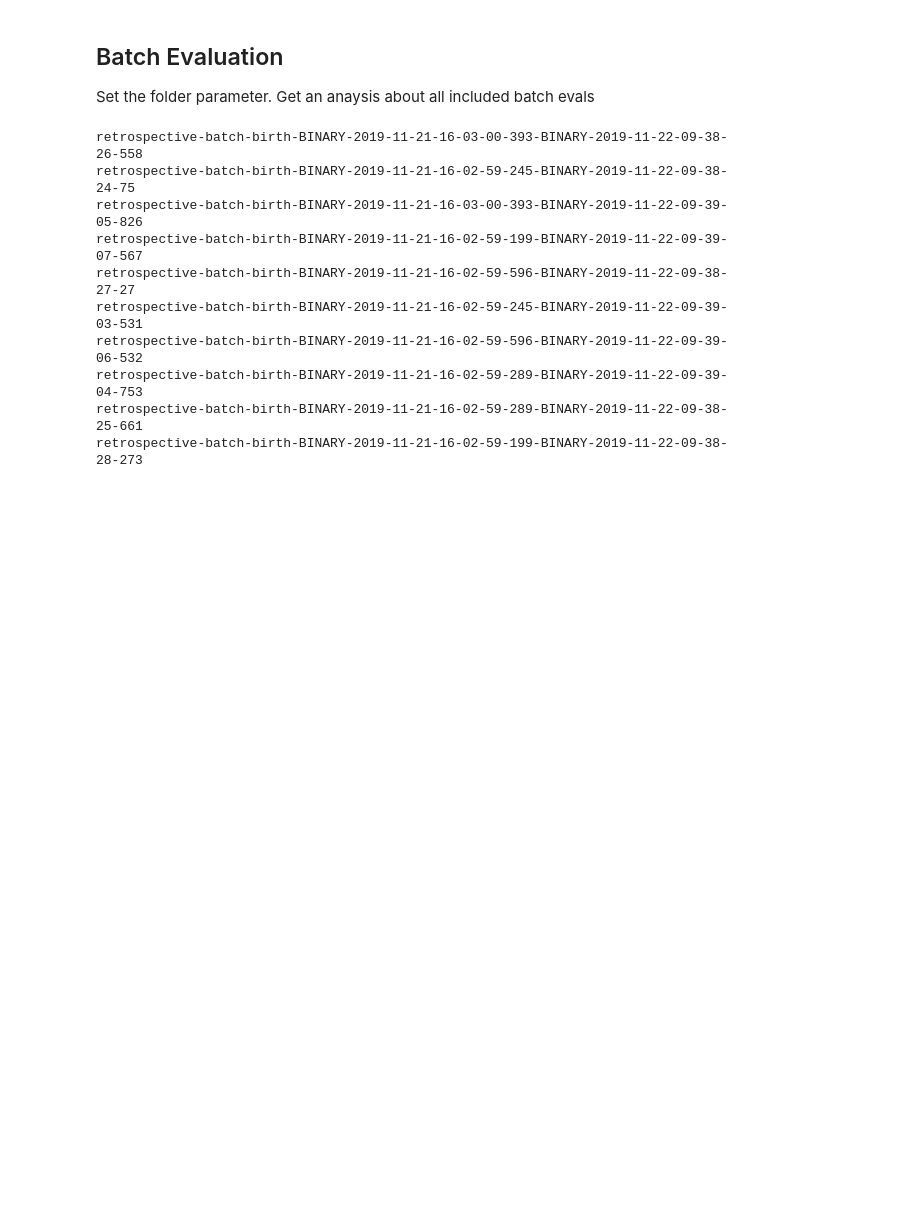
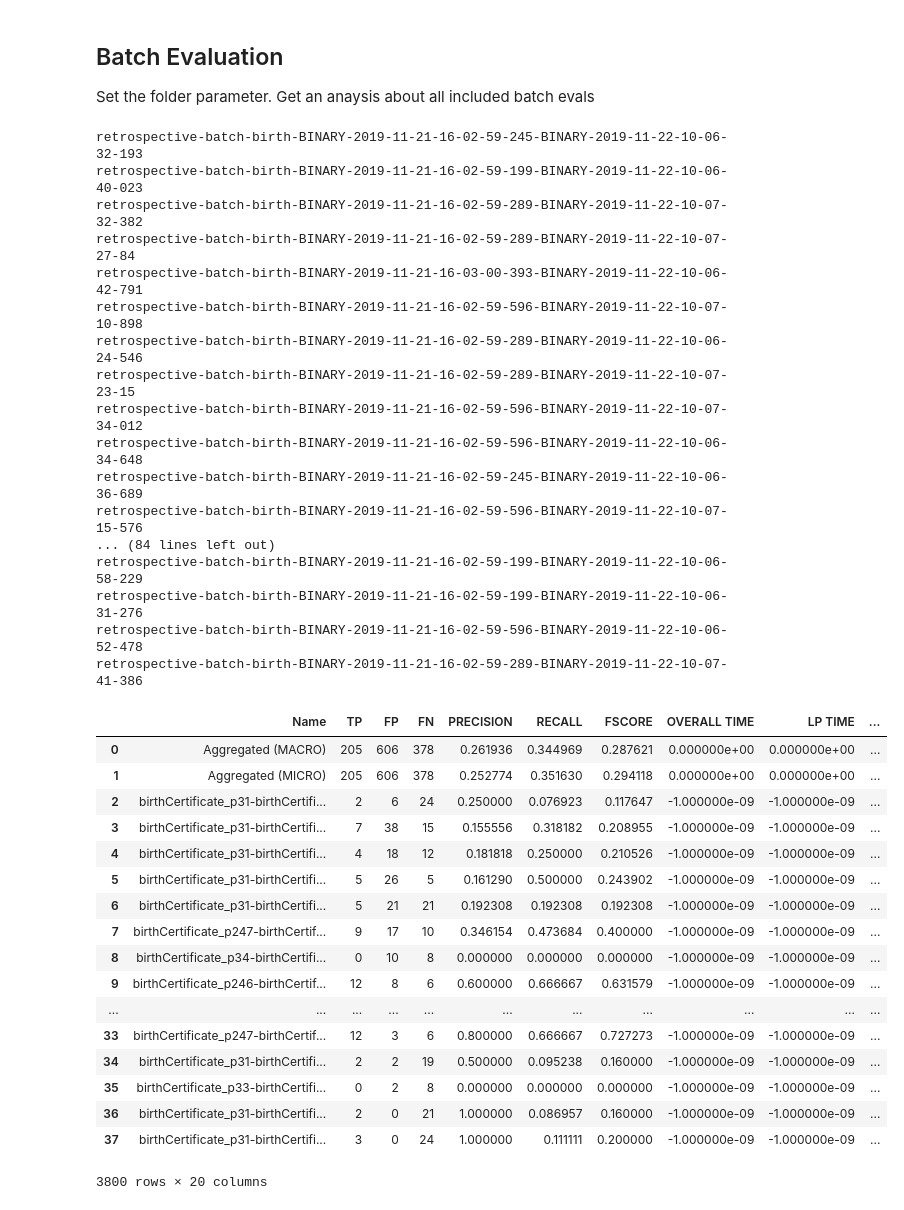
Before and after one commit to julia-kom/bert-ilp-matcher, a Jupyter notebook: src/main/python/Batch Evaluation.ipynb, the cells around one changed output. Saved outputs shown, nothing was run; the diff lists cells and outputs as text; code cells hidden in the pictures; blank space fills up the shorter version.

```diff
--- a/src/main/python/Batch Evaluation.ipynb
+++ b/src/main/python/Batch Evaluation.ipynb
@@ -16,42 +16,74 @@ folder = "../../../eval-results/_server-results/test3"
 # %%
 #fetch data
 dir_list = next(os.walk(folder))[1]
 dfs = []
 #merge all
 for subfolder in dir_list:
     print(subfolder)
     evalFile = folder +"/" + subfolder +"/aggRetrospectiveResults.eval"
     confFile = folder +"/" + subfolder +"/config.log"
     if os.path.exists(evalFile):
         df = pd.read_csv(evalFile ,encoding="ISO-8859-1", skipinitialspace=True)
         with open(confFile) as json_file:
             conf = json.load(json_file)
 
-        df['matcher'] = conf['matcher']['ilp'] + " - " + conf['matcher']['profile'] +" - " + str(conf['matcher']['word-sim']) + " - sim-weight=" + str(conf['matcher']['sim-weight']) + " - postprocessing=" + str(conf['matcher']['postprocessing-thresh'] + " - " + conf['evaluation'][''])
+        df['matcher'] = conf['matcher']['ilp'] + " - " + conf['matcher']['profile'] +" - " + str(conf['matcher']['word-sim']) + " - sim-weight=" + str(conf['matcher']['sim-weight']) + " - match-postprocessing=" + str(conf['matcher']['postprocessing-thresh'])
+        df['matcher_wo_weight'] = conf['matcher']['ilp'] + " - " + conf['matcher']['profile'] +" - " + str(conf['matcher']['word-sim']) + " - match-postprocessing=" + str(conf['matcher']['postprocessing-thresh'])
+
         df['complex-matches'] = conf['matcher']['complex matches']
         df['profile'] = conf['matcher']['profile']
         df['ilp'] =  conf['matcher']['ilp']
         df['word-sim'] =  conf['matcher']['word-sim']
         df['sim-weight'] = conf['matcher']['sim-weight']
-        df['postprocessing-threshold'] = conf['matcher']['postprocessing-thresh']
+        df['matcher-postprocessing-threshold'] = conf['matcher']['postprocessing-thresh']
+        df['eval-postprocessing-threshold'] = conf['evaluation']['postprocessing-thresh']
 
         df.set_index(['Name','matcher'])
         dfs.append(df)
+
 df_combined = pd.concat(dfs)
 
 #convert time
 df_combined['OVERALL TIME'] = df_combined['OVERALL TIME'].map(lambda x: x / 1000000000.)
 df_combined['BP TIME'] = df_combined['BP TIME'].map(lambda x: x / 1000000000.)
 df_combined['LABEL-SIM TIME'] = df_combined['LABEL-SIM TIME'].map(lambda x: x / 1000000000.)
 df_combined['LP TIME'] = df_combined['LP TIME'].map(lambda x: x / 1000000000.)
+
+
+df_combined
 # %% [output]
-retrospective-batch-birth-BINARY-2019-11-21-16-03-00-393-BINARY-2019-11-22-09-38-26-558
-retrospective-batch-birth-BINARY-2019-11-21-16-02-59-245-BINARY-2019-11-22-09-38-24-75
-retrospective-batch-birth-BINARY-2019-11-21-16-03-00-393-BINARY-2019-11-22-09-39-05-826
-retrospective-batch-birth-BINARY-2019-11-21-16-02-59-199-BINARY-2019-11-22-09-39-07-567
-retrospective-batch-birth-BINARY-2019-11-21-16-02-59-596-BINARY-2019-11-22-09-38-27-27
-retrospective-batch-birth-BINARY-2019-11-21-16-02-59-245-BINARY-2019-11-22-09-39-03-531
-retrospective-batch-birth-BINARY-2019-11-21-16-02-59-596-BINARY-2019-11-22-09-39-06-532
-retrospective-batch-birth-BINARY-2019-11-21-16-02-59-289-BINARY-2019-11-22-09-39-04-753
-retrospective-batch-birth-BINARY-2019-11-21-16-02-59-289-BINARY-2019-11-22-09-38-25-661
-retrospective-batch-birth-BINARY-2019-11-21-16-02-59-199-BINARY-2019-11-22-09-38-28-273
+retrospective-batch-birth-BINARY-2019-11-21-16-02-59-245-BINARY-2019-11-22-10-06-32-193
+retrospective-batch-birth-BINARY-2019-11-21-16-02-59-199-BINARY-2019-11-22-10-06-40-023
+retrospective-batch-birth-BINARY-2019-11-21-16-02-59-289-BINARY-2019-11-22-10-07-32-382
+retrospective-batch-birth-BINARY-2019-11-21-16-02-59-289-BINARY-2019-11-22-10-07-27-84
+retrospective-batch-birth-BINARY-2019-11-21-16-03-00-393-BINARY-2019-11-22-10-06-42-791
+retrospective-batch-birth-BINARY-2019-11-21-16-02-59-596-BINARY-2019-11-22-10-07-10-898
+retrospective-batch-birth-BINARY-2019-11-21-16-02-59-289-BINARY-2019-11-22-10-06-24-546
+retrospective-batch-birth-BINARY-2019-11-21-16-02-59-289-BINARY-2019-11-22-10-07-23-15
+retrospective-batch-birth-BINARY-2019-11-21-16-02-59-596-BINARY-2019-11-22-10-07-34-012
+retrospective-batch-birth-BINARY-2019-11-21-16-02-59-596-BINARY-2019-11-22-10-06-34-648
+retrospective-batch-birth-BINARY-2019-11-21-16-02-59-245-BINARY-2019-11-22-10-06-36-689
+retrospective-batch-birth-BINARY-2019-11-21-16-02-59-596-BINARY-2019-11-22-10-07-15-576
+... (84 lines left out)
+retrospective-batch-birth-BINARY-2019-11-21-16-02-59-199-BINARY-2019-11-22-10-06-58-229
+retrospective-batch-birth-BINARY-2019-11-21-16-02-59-199-BINARY-2019-11-22-10-06-31-276
+retrospective-batch-birth-BINARY-2019-11-21-16-02-59-596-BINARY-2019-11-22-10-06-52-478
+retrospective-batch-birth-BINARY-2019-11-21-16-02-59-289-BINARY-2019-11-22-10-07-41-386
+|  | Name | TP | FP | FN | PRECISION | RECALL | FSCORE | OVERALL TIME | LP TIME | ... |
+| 0 | Aggregated (MACRO) | 205 | 606 | 378 | 0.261936 | 0.344969 | 0.287621 | 0.000000e+00 | 0.000000e+00 | ... |
+| 1 | Aggregated (MICRO) | 205 | 606 | 378 | 0.252774 | 0.351630 | 0.294118 | 0.000000e+00 | 0.000000e+00 | ... |
+| 2 | birthCertificate_p31-birthCertifi... | 2 | 6 | 24 | 0.250000 | 0.076923 | 0.117647 | -1.000000e-09 | -1.000000e-09 | ... |
+| 3 | birthCertificate_p31-birthCertifi... | 7 | 38 | 15 | 0.155556 | 0.318182 | 0.208955 | -1.000000e-09 | -1.000000e-09 | ... |
+| 4 | birthCertificate_p31-birthCertifi... | 4 | 18 | 12 | 0.181818 | 0.250000 | 0.210526 | -1.000000e-09 | -1.000000e-09 | ... |
+| 5 | birthCertificate_p31-birthCertifi... | 5 | 26 | 5 | 0.161290 | 0.500000 | 0.243902 | -1.000000e-09 | -1.000000e-09 | ... |
+| 6 | birthCertificate_p31-birthCertifi... | 5 | 21 | 21 | 0.192308 | 0.192308 | 0.192308 | -1.000000e-09 | -1.000000e-09 | ... |
+| 7 | birthCertificate_p247-birthCertif... | 9 | 17 | 10 | 0.346154 | 0.473684 | 0.400000 | -1.000000e-09 | -1.000000e-09 | ... |
+| 8 | birthCertificate_p34-birthCertifi... | 0 | 10 | 8 | 0.000000 | 0.000000 | 0.000000 | -1.000000e-09 | -1.000000e-09 | ... |
+| 9 | birthCertificate_p246-birthCertif... | 12 | 8 | 6 | 0.600000 | 0.666667 | 0.631579 | -1.000000e-09 | -1.000000e-09 | ... |
+| ... | ... | ... | ... | ... | ... | ... | ... | ... | ... | ... |
+| 33 | birthCertificate_p247-birthCertif... | 12 | 3 | 6 | 0.800000 | 0.666667 | 0.727273 | -1.000000e-09 | -1.000000e-09 | ... |
+| 34 | birthCertificate_p31-birthCertifi... | 2 | 2 | 19 | 0.500000 | 0.095238 | 0.160000 | -1.000000e-09 | -1.000000e-09 | ... |
+| 35 | birthCertificate_p33-birthCertifi... | 0 | 2 | 8 | 0.000000 | 0.000000 | 0.000000 | -1.000000e-09 | -1.000000e-09 | ... |
+| 36 | birthCertificate_p31-birthCertifi... | 2 | 0 | 21 | 1.000000 | 0.086957 | 0.160000 | -1.000000e-09 | -1.000000e-09 | ... |
+| 37 | birthCertificate_p31-birthCertifi... | 3 | 0 | 24 | 1.000000 | 0.111111 | 0.200000 | -1.000000e-09 | -1.000000e-09 | ... |
+3800 rows × 20 columns
```
Also changed, not shown: parts of 4 cells of this notebook.
